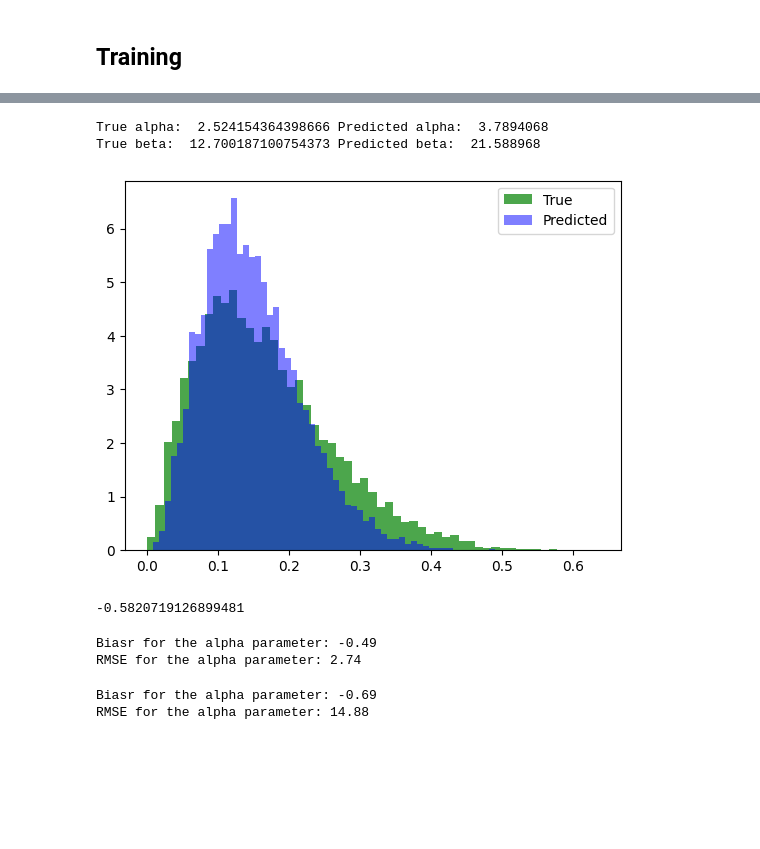
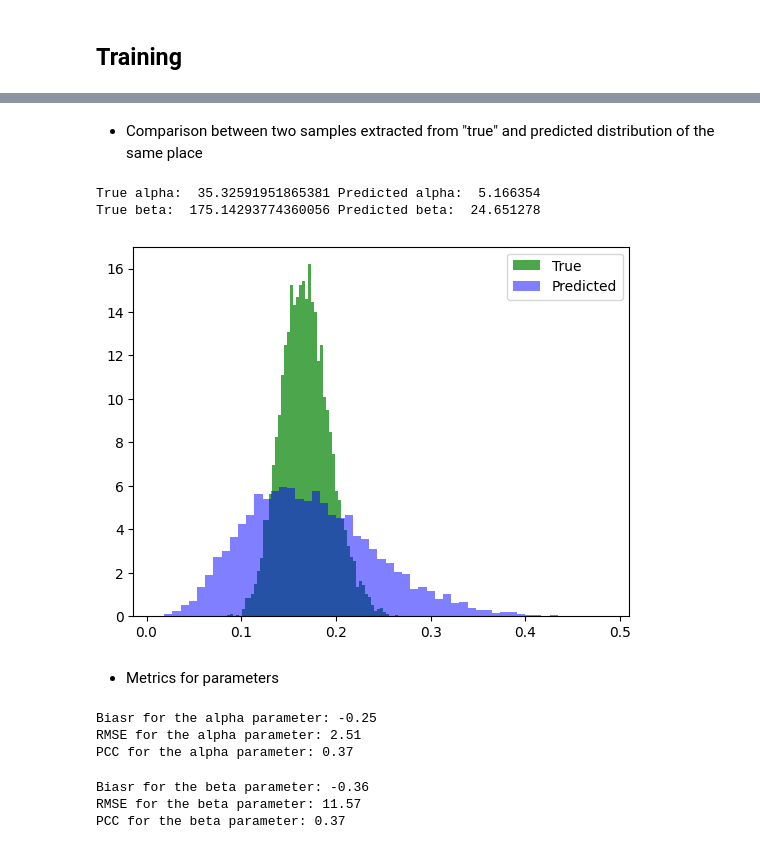
Before and after one commit to oshodiS/Rainfall-BetaEstimation, a Jupyter notebook: Rainfall new dataset.ipynb, the cells around one changed output, grey strips where cells are left out. Drawn from its saved outputs; the diff is of its cells as text; code cells hidden in the pictures; blank space fills up the shorter version.

```diff
--- a/Rainfall new dataset.ipynb
+++ b/Rainfall new dataset.ipynb
@@ -803,58 +793,69 @@ plt.show()
+# %% [markdown]
+* Comparison between two samples extracted from "true" and predicted distribution of the same place
 # %%
-index = 50
+index = 1
 
-a_pred_0 = dist_train_no_guess.concentration1.numpy().ravel()[index]
-b_pred_0 = dist_train_no_guess.concentration0.numpy().ravel()[index]
+a_pred = dist_train_no_guess.concentration1.numpy().ravel()[index]
+b_pred = dist_train_no_guess.concentration0.numpy().ravel()[index]
 
-a_true_0 = parameters_train[duration]['alpha'][index]
-b_true_0 = parameters_train[duration]['beta'][index]
+a_true = parameters_train[duration]['alpha'][index]
+b_true = parameters_train[duration]['beta'][index]
 
-print('True alpha: ', a_true_0, 'Predicted alpha: ', a_pred_0)
-print('True beta: ', b_true_0, 'Predicted beta: ', b_pred_0)
+print('True alpha: ', a_true, 'Predicted alpha: ', a_pred)
+print('True beta: ', b_true, 'Predicted beta: ', b_pred)
 
-samples_pred = stats.beta.rvs(a=a_pred_0, b=b_pred_0, size=10000)
-samples_true = stats.beta.rvs(a=a_true_0, b=b_true_0, size=10000)
+samples_pred = stats.beta.rvs(a=a_pred, b=b_pred, size=10000)
+samples_true = stats.beta.rvs(a=a_true, b=b_true, size=10000)
 
 plt.hist(samples_true, bins='auto', alpha=0.7, label='True', density=True, color='green');
 plt.hist(samples_pred, bins='auto', alpha=0.5, label='Predicted', density=True, color='blue');
 plt.legend()
 plt.show()
-
-print(metrics.r2_score(samples_true, samples_pred))
 # %% [output]
-True alpha:  2.524154364398666 Predicted alpha:  3.7894068
-True beta:  12.700187100754373 Predicted beta:  21.588968
+True alpha:  35.32591951865381 Predicted alpha:  5.166354
+True beta:  175.14293774360056 Predicted beta:  24.651278
-[figure, old version]
+[figure, new version]
--0.5820719126899481
+# %% [markdown]
+* Metrics for parameters
 # %%
-# calculate the biasr for the alpha parameter
+# calculate the biasr for the ALPHA parameter
 
 a_true = parameters_test[duration]['alpha'].to_numpy()
-a_pred = dist_test_no_guess.concentration1.numpy()
+a_pred = dist_test_no_guess.concentration1.numpy().ravel()
 
 # calculate the biasr
 biasr = ((a_true - a_pred) / a_true).mean()
 print(f'Biasr for the alpha parameter: {biasr:.2f}')
 
 #rmse
-rmse = metrics.root_mean_squared_error(a_true, a_pred)
+rmse = metrics.mean_squared_error(a_true, a_pred, squared=False)
 print(f'RMSE for the alpha parameter: {rmse:.2f}')
+
+#pcc
+pcc = np.corrcoef(a_true, a_pred)[0, 1]
+print(f'PCC for the alpha parameter: {pcc:.2f}')
 # %% [output]
-Biasr for the alpha parameter: -0.49
-RMSE for the alpha parameter: 2.74
+Biasr for the alpha parameter: -0.25
+RMSE for the alpha parameter: 2.51
+PCC for the alpha parameter: 0.37
 # %%
-# calculate the biasr for the alpha parameter
+# calculate the biasr for the BETA parameter
 
 b_true = parameters_test[duration]['beta'].to_numpy()
-b_pred = dist_test_no_guess.concentration0.numpy()
+b_pred = dist_test_no_guess.concentration0.numpy().ravel()
 
 # calculate the biasr
 biasr = ((b_true - b_pred) / b_true).mean()
-print(f'Biasr for the alpha parameter: {biasr:.2f}')
+print(f'Biasr for the beta parameter: {biasr:.2f}')
 
 #rmse
-rmse = metrics.root_mean_squared_error(b_true, b_pred)
-print(f'RMSE for the alpha parameter: {rmse:.2f}')
+rmse = metrics.mean_squared_error(b_true, b_pred, squared=False)
+print(f'RMSE for the beta parameter: {rmse:.2f}')
+
+#pcc
+pcc = np.corrcoef(b_true, b_pred)[0, 1]
+print(f'PCC for the beta parameter: {pcc:.2f}')
 # %% [output]
-Biasr for the alpha parameter: -0.69
-RMSE for the alpha parameter: 14.88
+Biasr for the beta parameter: -0.36
+RMSE for the beta parameter: 11.57
+PCC for the beta parameter: 0.37
```
Also changed, not shown: parts of 20 cells of this notebook, 2 other files.
